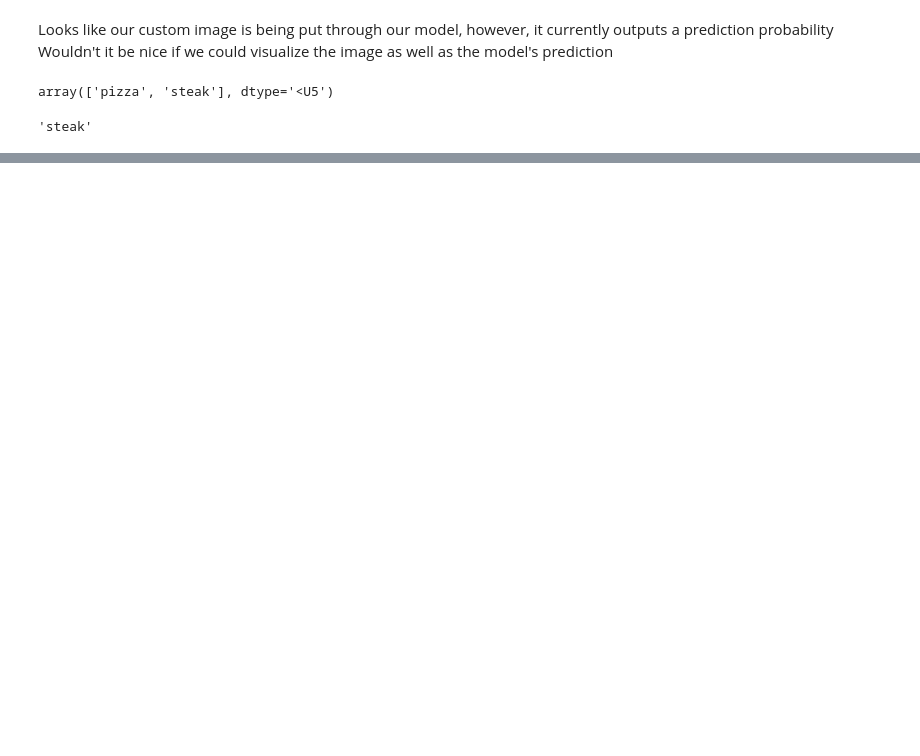
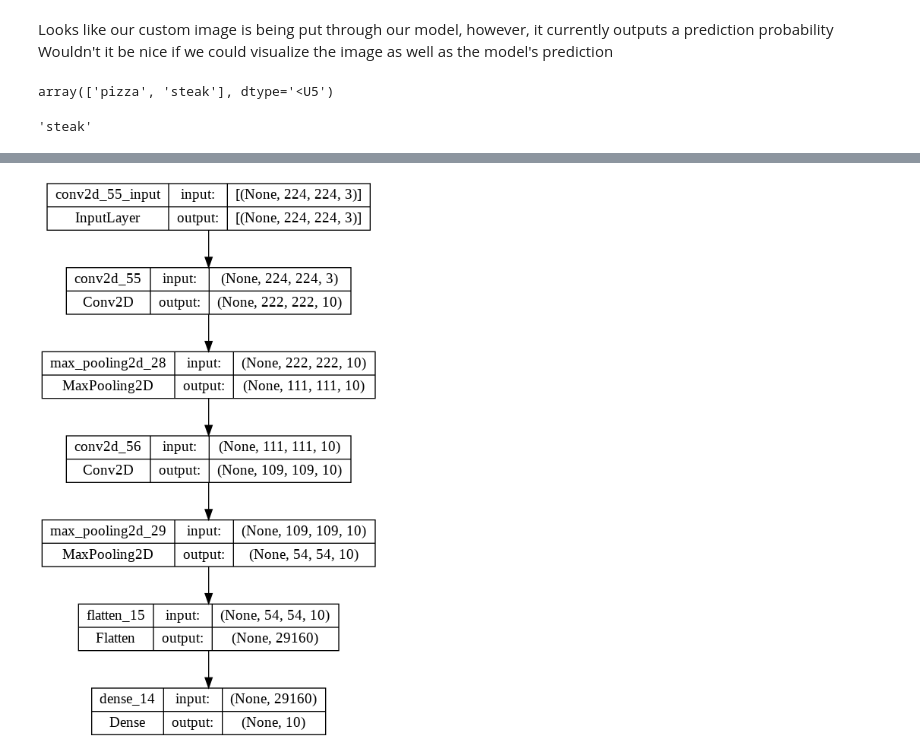
Before and after one commit to sanghvian/ml-with-tensorflow, a Jupyter notebook: tf_cnn_cvi.ipynb, the cells around one changed output, grey strips where cells are left out. Drawn from its saved outputs; the diff is of its cells as text; code cells hidden in the pictures; blank space fills up the shorter version.

```diff
--- a/tf_cnn_cvi.ipynb
+++ b/tf_cnn_cvi.ipynb
@@ -970,0 +1243,10 @@ pred_and_plot(model_7,"360_F_116362893_5lM48e4YkHmmgIeVCun0L0Esl0lsuN8p.jpg", cl
+# %%
+training_datagen_augmemnted = ImageDataGenerator(
+    rescale=1/255.,
+    rotation_range=0.2,
+    shear_range=0.2,
+    width_shift_range=0.2,
+    height_shift_range=0.2,
+    horizontal_flip=True,
+    zoom_range=0.2
+)
@@ -970,0 +1274,28 @@ pred_and_plot(model_7,"360_F_116362893_5lM48e4YkHmmgIeVCun0L0Esl0lsuN8p.jpg", cl
+# %%
+model_9 = Sequential([
+    Conv2D(
+        filters=10,
+        kernel_size=3,
+        strides=1,
+        input_shape=(224,224,3)
+    ),
+    MaxPool2D(pool_size=2, padding="valid"),
+    Conv2D(10,3, activation="relu"),
+    MaxPool2D(),
+    Flatten(),
+    Dense(10, activation="softmax")
+])
+
+model_9.compile(
+    loss=tf.keras.losses.CategoricalCrossentropy(),
+    optimizer=Adam(),
+    metrics=["accuracy"]
+)
+# %%
+history_9 = model_9.fit(
+    train_data_augmented,
+    epochs=5,
+    steps_per_epoch=len(train_data_augmented),
+    validation_data=test_data,
+    validation_steps=len(test_data)
+)
@@ -970,0 +1333,4 @@ pred_and_plot(model_7,"360_F_116362893_5lM48e4YkHmmgIeVCun0L0Esl0lsuN8p.jpg", cl
+# %%
+tf.keras.utils.plot_model(model_9, show_shapes=True)
+# %% [output]
+[figure, added]
```
Also changed, not shown: parts of 46 cells of this notebook.
